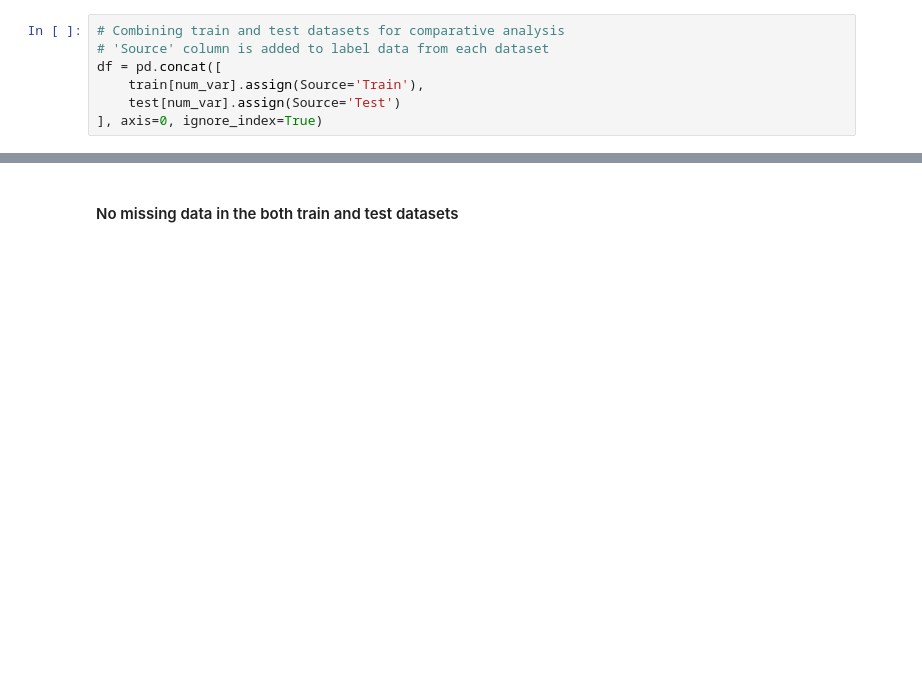
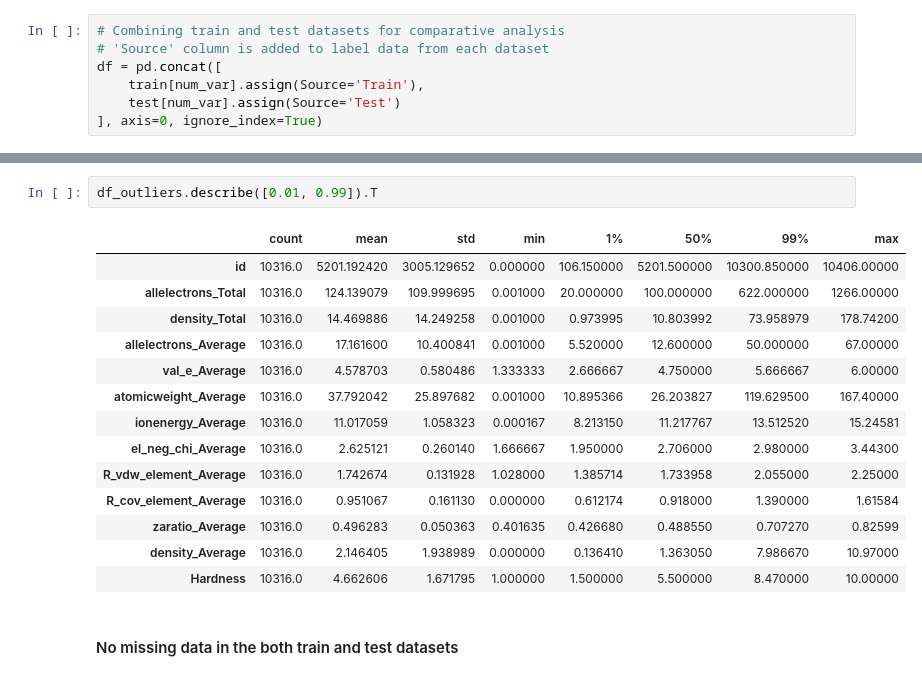
Before and after one commit to hardboyvino/kaggle_competition, a Jupyter notebook: playground_3.25/preprocess.ipynb, the cells around one changed output, grey strips where cells are left out. Drawn from its saved outputs; the diff is of its cells as text; blank space fills up the shorter version.

```diff
--- a/playground_3.25/preprocess.ipynb
+++ b/playground_3.25/preprocess.ipynb
@@ -50,3 +113,20 @@ df = pd.concat([
+# %%
+df_outliers.describe([0.01, 0.99]).T
+# %% [output]
+|  | count | mean | std | min | 1% | 50% | 99% | max |
+| id | 10316.0 | 5201.192420 | 3005.129652 | 0.000000 | 106.150000 | 5201.500000 | 10300.850000 | 10406.00000 |
+| allelectrons_Total | 10316.0 | 124.139079 | 109.999695 | 0.001000 | 20.000000 | 100.000000 | 622.000000 | 1266.00000 |
+| density_Total | 10316.0 | 14.469886 | 14.249258 | 0.001000 | 0.973995 | 10.803992 | 73.958979 | 178.74200 |
+| allelectrons_Average | 10316.0 | 17.161600 | 10.400841 | 0.001000 | 5.520000 | 12.600000 | 50.000000 | 67.00000 |
+| val_e_Average | 10316.0 | 4.578703 | 0.580486 | 1.333333 | 2.666667 | 4.750000 | 5.666667 | 6.00000 |
+| atomicweight_Average | 10316.0 | 37.792042 | 25.897682 | 0.001000 | 10.895366 | 26.203827 | 119.629500 | 167.40000 |
+| ionenergy_Average | 10316.0 | 11.017059 | 1.058323 | 0.000167 | 8.213150 | 11.217767 | 13.512520 | 15.24581 |
+| el_neg_chi_Average | 10316.0 | 2.625121 | 0.260140 | 1.666667 | 1.950000 | 2.706000 | 2.980000 | 3.44300 |
+| R_vdw_element_Average | 10316.0 | 1.742674 | 0.131928 | 1.028000 | 1.385714 | 1.733958 | 2.055000 | 2.25000 |
+| R_cov_element_Average | 10316.0 | 0.951067 | 0.161130 | 0.000000 | 0.612174 | 0.918000 | 1.390000 | 1.61584 |
+| zaratio_Average | 10316.0 | 0.496283 | 0.050363 | 0.401635 | 0.426680 | 0.488550 | 0.707270 | 0.82599 |
+| density_Average | 10316.0 | 2.146405 | 1.938989 | 0.000000 | 0.136410 | 1.363050 | 7.986670 | 10.97000 |
+| Hardness | 10316.0 | 4.662606 | 1.671795 | 1.000000 | 1.500000 | 5.500000 | 8.470000 | 10.00000 |
 # %% [markdown]
 #### No missing data in the both train and test datasets
 # %%
```
Also changed, not shown: parts of 5 cells of this notebook, 1 other file.
